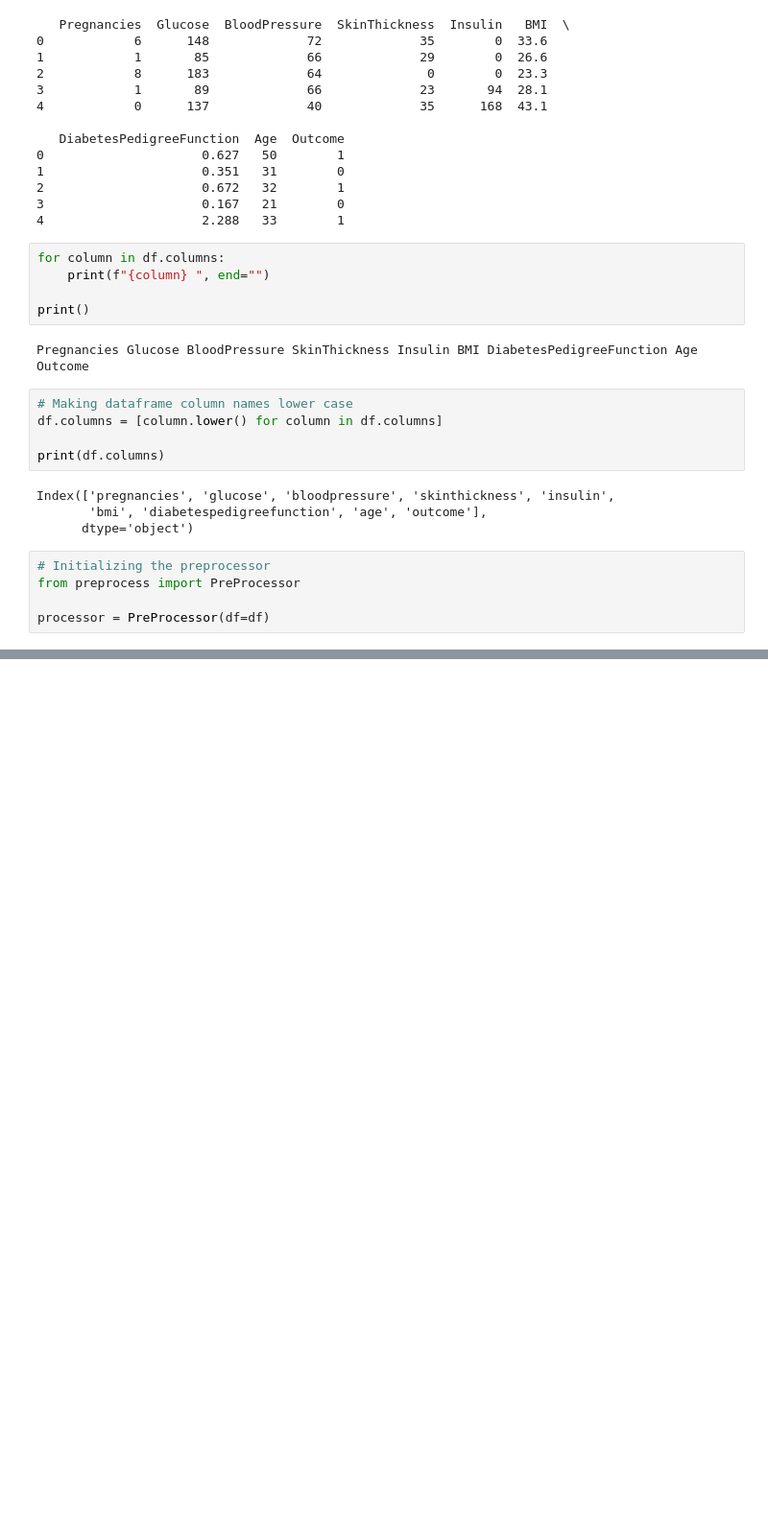
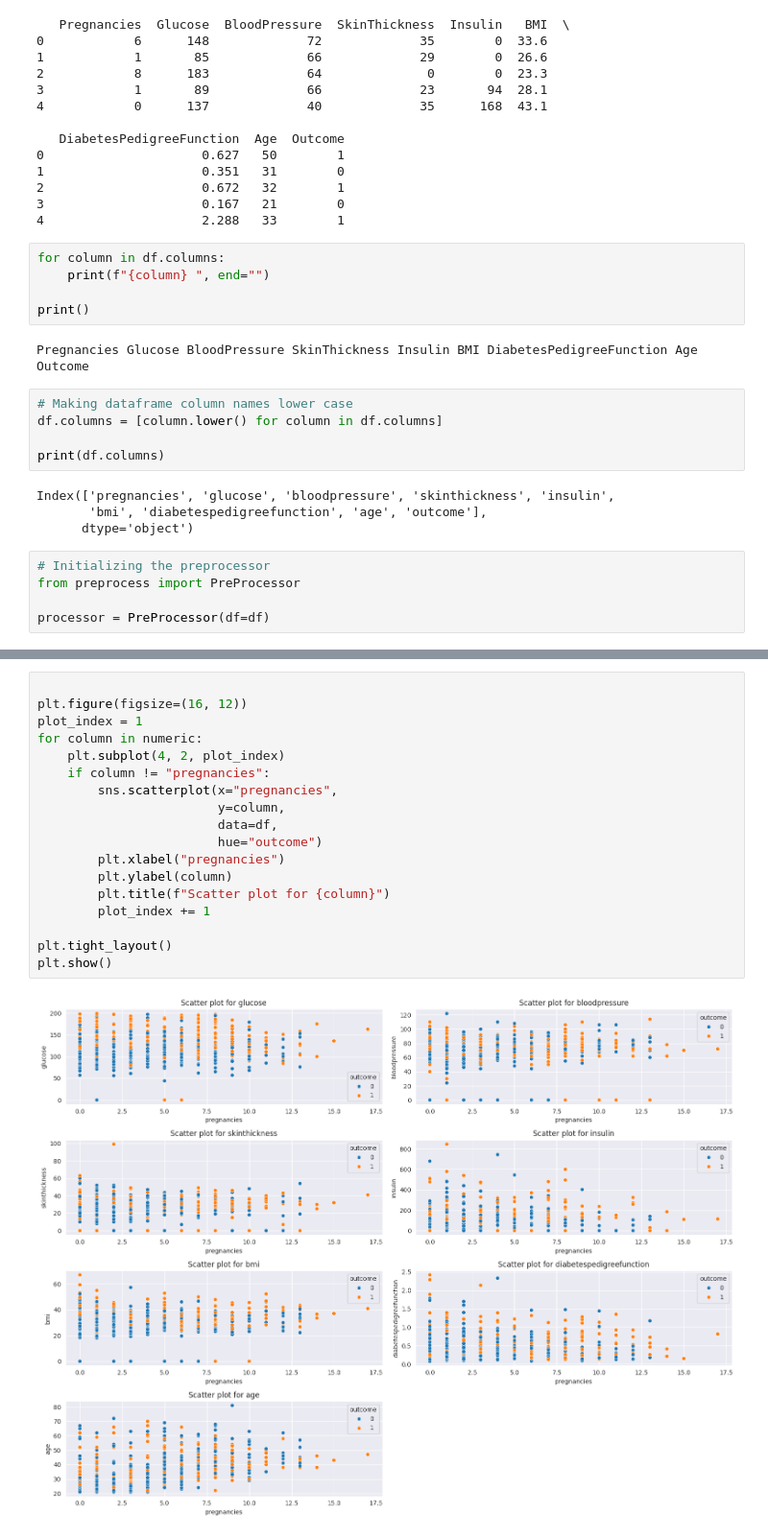
Before and after one commit to alitalipcoskun/diabetes-datamining, a Jupyter notebook: visualizations.ipynb, the cells around one changed output, grey strips where cells are left out. Shown at 96% size. Drawn from its saved outputs; the diff is of its cells as text; blank space fills up the shorter version.

```diff
--- a/visualizations.ipynb
+++ b/visualizations.ipynb
@@ -54,0 +110,20 @@ processor = PreProcessor(df=df)
+# %%
+
+plt.figure(figsize=(16, 12))
+plot_index = 1
+for column in numeric:
+    plt.subplot(4, 2, plot_index)
+    if column != "pregnancies":
+        sns.scatterplot(x="pregnancies",
+                        y=column,
+                        data=df,
+                        hue="outcome")
+        plt.xlabel("pregnancies")
+        plt.ylabel(column)
+        plt.title(f"Scatter plot for {column}")
+        plot_index += 1
+
+plt.tight_layout()
+plt.show()
+# %% [output]
+[figure, added]
```
Also changed, not shown: parts of 6 cells of this notebook.
